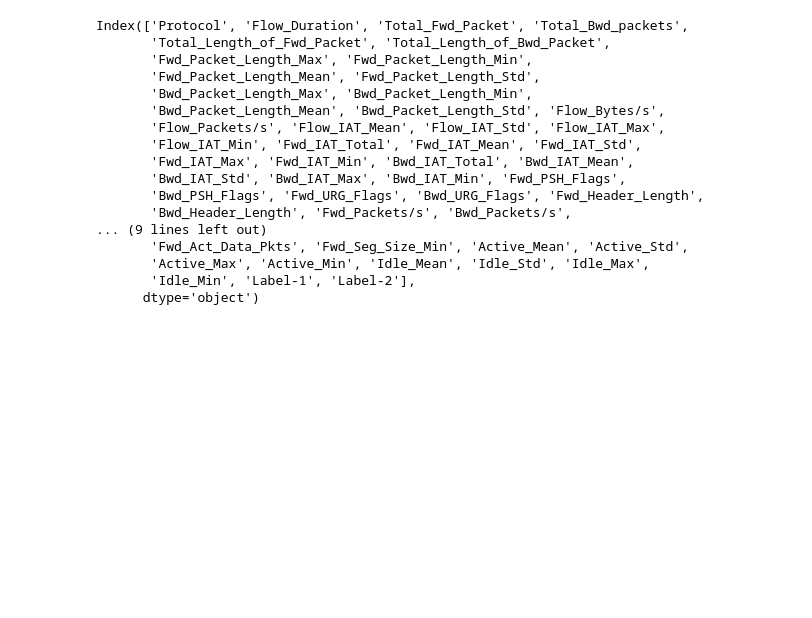
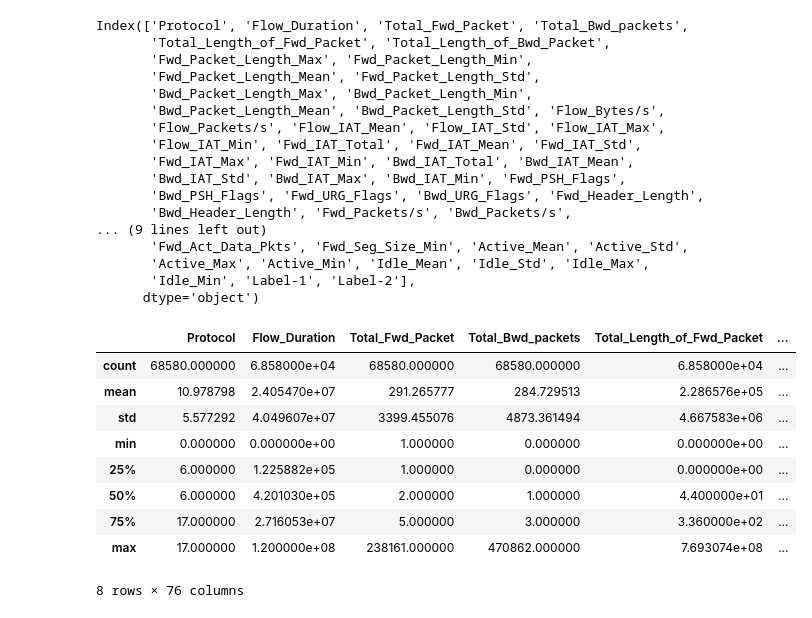
Before and after one commit to gsofianidou/G.-Sofianidou, a Jupyter notebook: Untitled5.ipynb, the cells around one changed output. Drawn from its saved outputs; the diff is of its cells as text; code cells hidden in the pictures; blank space fills up the shorter version.

```diff
--- a/Untitled5.ipynb
+++ b/Untitled5.ipynb
@@ -50,3 +50,17 @@ Index(['Protocol', 'Flow_Duration', 'Total_Fwd_Packet', 'Total_Bwd_packets',
        'Active_Max', 'Active_Min', 'Idle_Mean', 'Idle_Std', 'Idle_Max',
        'Idle_Min', 'Label-1', 'Label-2'],
       dtype='object')
+# %%
+#περιγραφικά στατιστικά συνόλου δεδομένων
+df.describe()
+# %% [output]
+|  | Protocol | Flow_Duration | Total_Fwd_Packet | Total_Bwd_packets | Total_Length_of_Fwd_Packet | ... |
+| count | 68580.000000 | 6.858000e+04 | 68580.000000 | 68580.000000 | 6.858000e+04 | ... |
+| mean | 10.978798 | 2.405470e+07 | 291.265777 | 284.729513 | 2.286576e+05 | ... |
+| std | 5.577292 | 4.049607e+07 | 3399.455076 | 4873.361494 | 4.667583e+06 | ... |
+| min | 0.000000 | 0.000000e+00 | 1.000000 | 0.000000 | 0.000000e+00 | ... |
+| 25% | 6.000000 | 1.225882e+05 | 1.000000 | 0.000000 | 0.000000e+00 | ... |
+| 50% | 6.000000 | 4.201030e+05 | 2.000000 | 1.000000 | 4.400000e+01 | ... |
+| 75% | 17.000000 | 2.716053e+07 | 5.000000 | 3.000000 | 3.360000e+02 | ... |
+| max | 17.000000 | 1.200000e+08 | 238161.000000 | 470862.000000 | 7.693074e+08 | ... |
+8 rows × 76 columns
```
Also changed, not shown: parts of 1 cell of this notebook.
